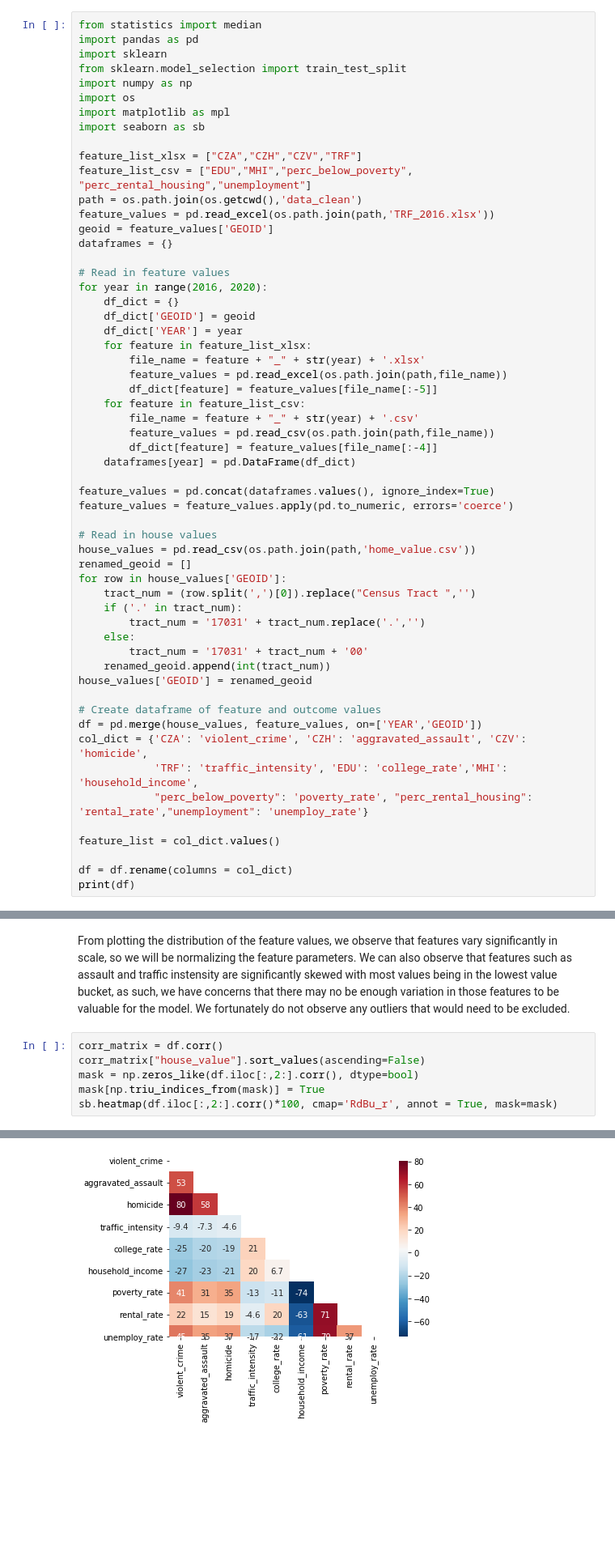
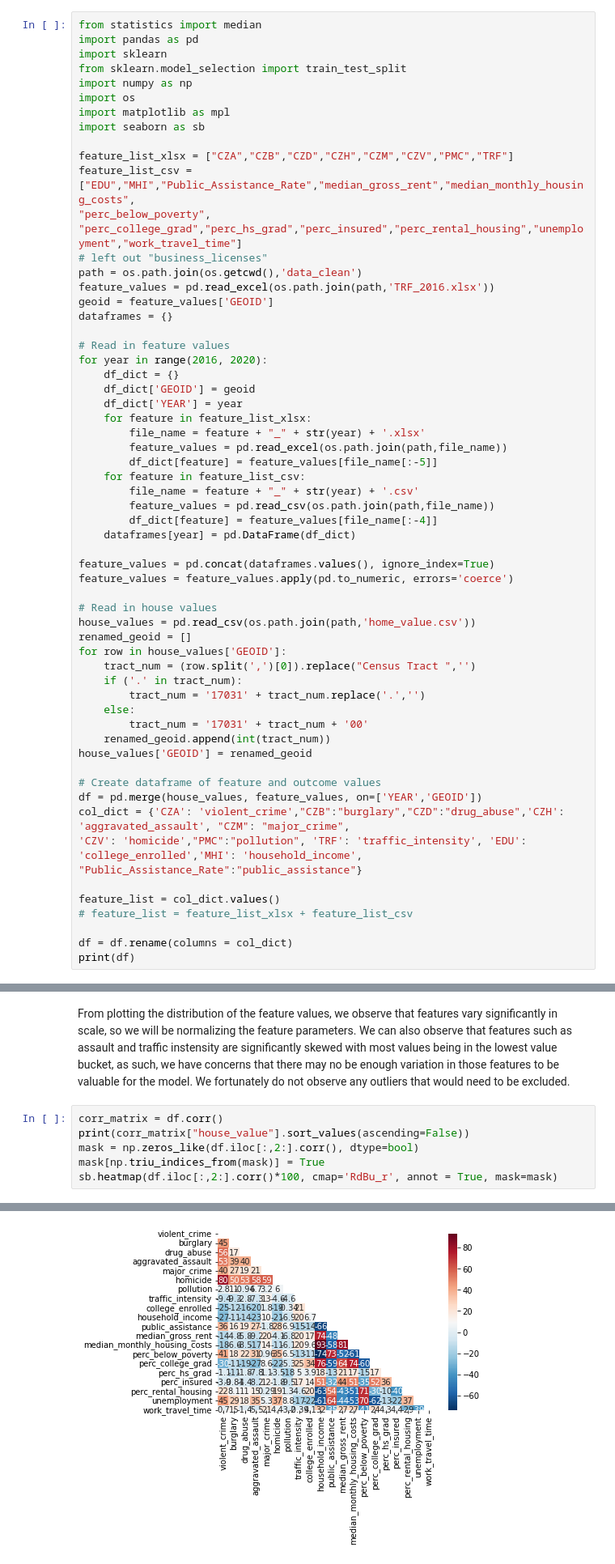
Before and after one commit to collins-ps/machine_learning_project, a Jupyter notebook: perceptron.ipynb, the cells around one changed output, grey strips where cells are left out. Shown at 81% size. Saved outputs shown, nothing was run; the diff lists cells and outputs as text; blank space fills up the shorter version.

Commit message:
Merged new feature values

```diff
--- a/perceptron.ipynb
+++ b/perceptron.ipynb
@@ -10,8 +10,10 @@ import os
 import matplotlib as mpl
 import seaborn as sb
 
-feature_list_xlsx = ["CZA","CZH","CZV","TRF"]
-feature_list_csv = ["EDU","MHI","perc_below_poverty", "perc_rental_housing","unemployment"]
+feature_list_xlsx = ["CZA","CZB","CZD","CZH","CZM","CZV","PMC","TRF"]
+feature_list_csv = ["EDU","MHI","Public_Assistance_Rate","median_gross_rent","median_monthly_housing_costs",
+"perc_below_poverty", "perc_college_grad","perc_hs_grad","perc_insured","perc_rental_housing","unemployment","work_travel_time"]
+# left out "business_licenses"
 path = os.path.join(os.getcwd(),'data_clean')
 feature_values = pd.read_excel(os.path.join(path,'TRF_2016.xlsx'))
 geoid = feature_values['GEOID']
@@ -49,11 +51,12 @@ house_values['GEOID'] = renamed_geoid
 
 # Create dataframe of feature and outcome values
 df = pd.merge(house_values, feature_values, on=['YEAR','GEOID'])
-col_dict = {'CZA': 'violent_crime', 'CZH': 'aggravated_assault', 'CZV': 'homicide',
-            'TRF': 'traffic_intensity', 'EDU': 'college_rate','MHI': 'household_income',
-            "perc_below_poverty": 'poverty_rate', "perc_rental_housing": 'rental_rate',"unemployment": 'unemploy_rate'}
+col_dict = {'CZA': 'violent_crime',"CZB":"burglary","CZD":"drug_abuse",'CZH': 'aggravated_assault', "CZM": "major_crime",
+'CZV': 'homicide',"PMC":"pollution", 'TRF': 'traffic_intensity', 'EDU': 'college_enrolled','MHI': 'household_income',
+"Public_Assistance_Rate":"public_assistance"}
 
 feature_list = col_dict.values()
+# feature_list = feature_list_xlsx + feature_list_csv
 
 df = df.rename(columns = col_dict)
 print(df)
@@ -129,13 +137,13 @@ plt.show()
 From plotting the distribution of the feature values, we observe that features vary significantly in scale, so we will be normalizing the feature parameters. We can also observe that features such as assault and traffic instensity are significantly skewed with most values being in the lowest value bucket, as such, we have concerns that there may no be enough variation in those features to be valuable for the model. We fortunately do not observe any outliers that would need to be excluded.
 # %%
 corr_matrix = df.corr()
-corr_matrix["house_value"].sort_values(ascending=False)
+print(corr_matrix["house_value"].sort_values(ascending=False))
 mask = np.zeros_like(df.iloc[:,2:].corr(), dtype=bool)
 mask[np.triu_indices_from(mask)] = True
 sb.heatmap(df.iloc[:,2:].corr()*100, cmap='RdBu_r', annot = True, mask=mask)
 # %% [output]
 <matplotlib.axes._subplots.AxesSubplot at 0x...>
-[figure, old version]
+[figure, new version]
 # %% [markdown]
 Based on the heat map of the correlations of features, we can see that there is a positive correlation between housing price and median household income for an area, as well as the percent of the population enrolled in college. We can also observe a strong negative correlation between household price and unemployment levels and crime levels in the area. There is strong correlation between the crime features, which my make it worth combining them into a single feature.
 # %% [markdown]
```
Also changed, not shown: parts of 11 cells of this notebook.
